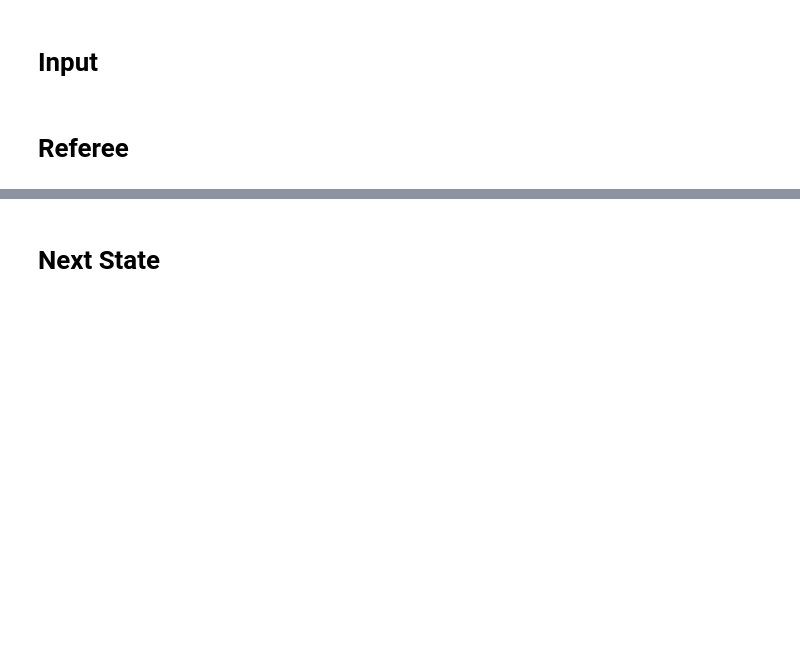
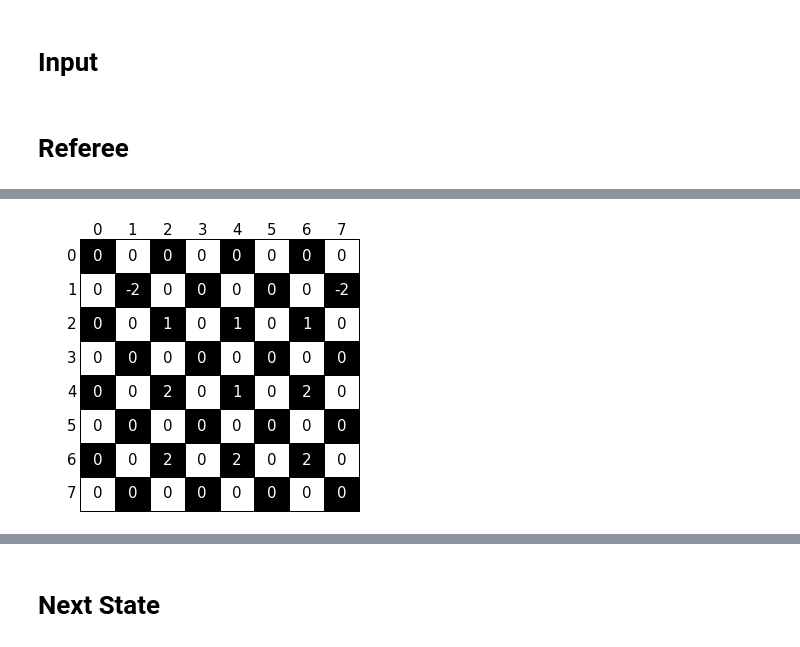
Before and after one commit to federicoschiaffino/Eldo, a Jupyter notebook: Eldo/Eldo_Dama_Italiana.ipynb, the cells around one changed output, grey strips where cells are left out. Saved outputs shown, nothing was run; the diff lists cells and outputs as text; code cells hidden in the pictures; blank space fills up the shorter version.

```diff
--- a/Eldo/Eldo_Dama_Italiana.ipynb
+++ b/Eldo/Eldo_Dama_Italiana.ipynb
@@ -1509,8 +1527,22 @@ bb[23] = 2
 # %%
 b = np.array([ 0, 0, 0, 0, 0, 0, 0, 0, 0, 0, 0, 0, 0, 0, 0, 0,  0, 0, 0, 0,
                 0, 0, 0, 0, 0, 0, 0, 0, 0, 0, 0, 0,])
 
 
-b[5] = 1
+b[4] = -2
+b[7] = -2
+b[9] = 1
+b[10] = 1
+b[11] = 1
+b[17] = 2
+b[18] = 1
+b[19] = 2
+b[25] = 2
+b[26] = 2
+b[27] = 2
 
-#vis(b)
+
+
+vis(b)
+# %% [output]
+[figure, added]
```
Also changed, not shown: parts of 15 cells of this notebook.
